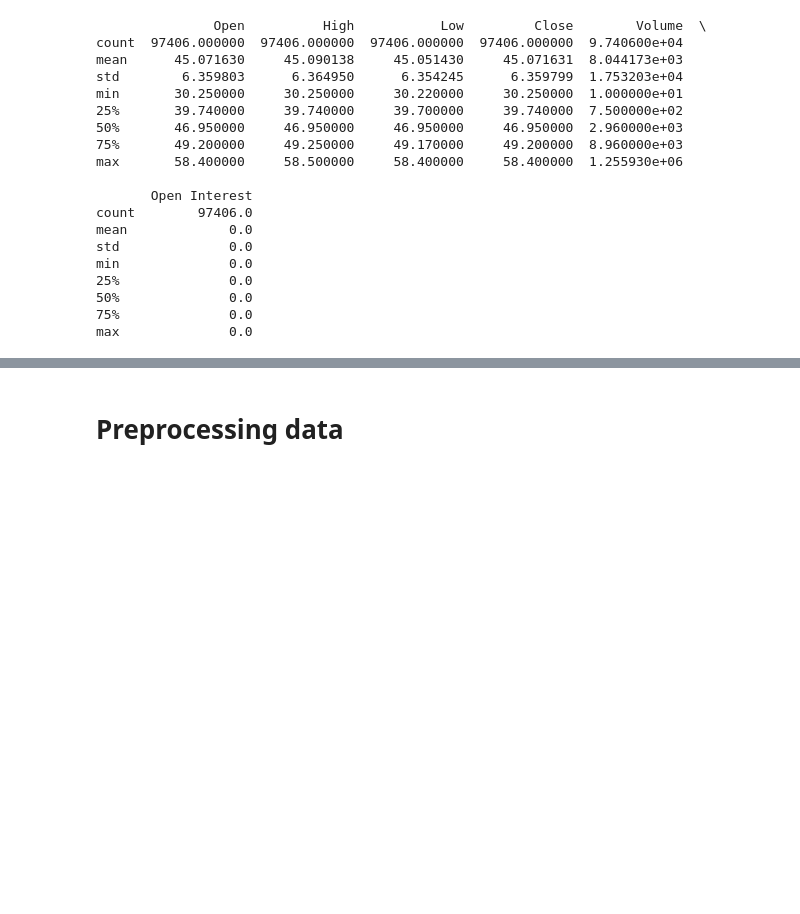
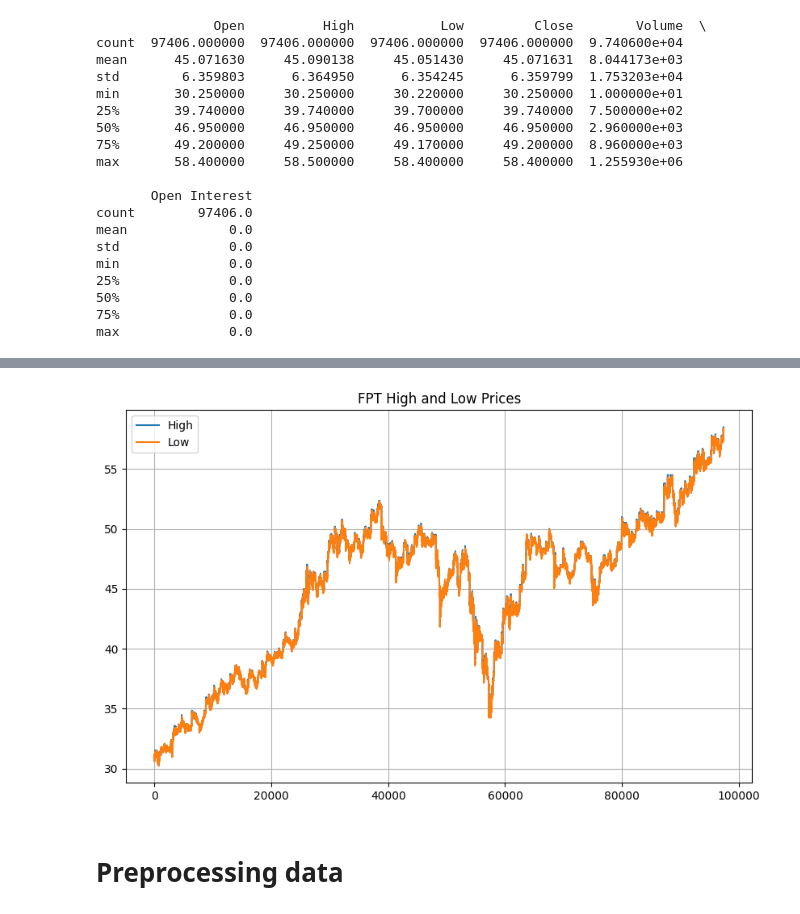
Before and after one commit to truongthuankiet1990gmailcom/Stock-Movement, a Jupyter notebook: test.ipynb, the cells around one changed output, grey strips where cells are left out. Cells and saved outputs as stored; diff of their text form; code cells hidden in the pictures; blank space fills up the shorter version.

```diff
--- a/test.ipynb
+++ b/test.ipynb
@@ -46,3 +70,13 @@ max              0.0
+# %%
+# Plot the high and low prices
+plt.figure(figsize=(10, 6))
+plt.plot(fpt_data['High'], label='High')
+plt.plot(fpt_data['Low'], label='Low')
+plt.title('FPT High and Low Prices')
+plt.legend()
+plt.grid()
+# %% [output]
+[figure, added]
 # %% [markdown]
 # Preprocessing data
 # %%
```
Also changed, not shown: parts of 7 cells of this notebook, 2 other files.
